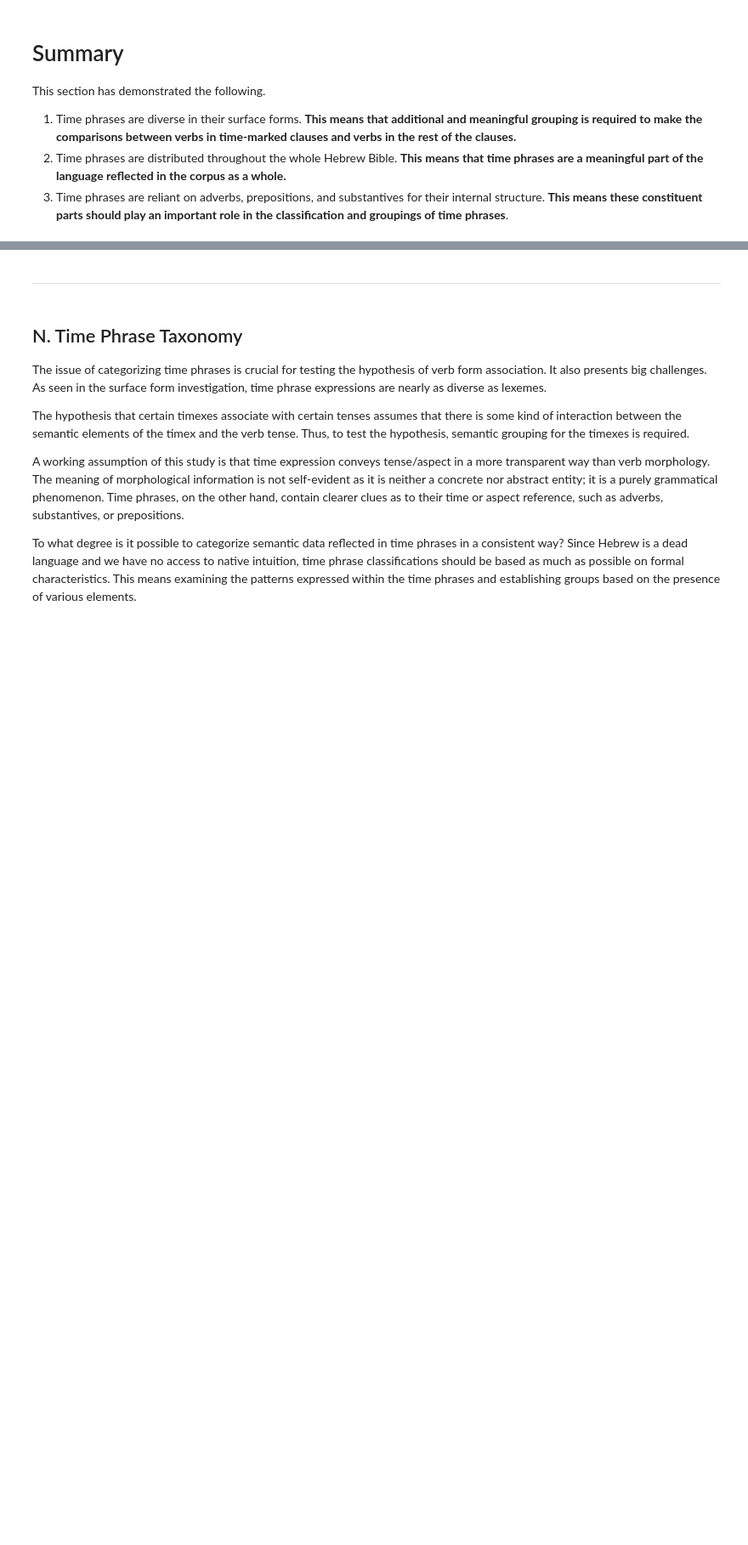
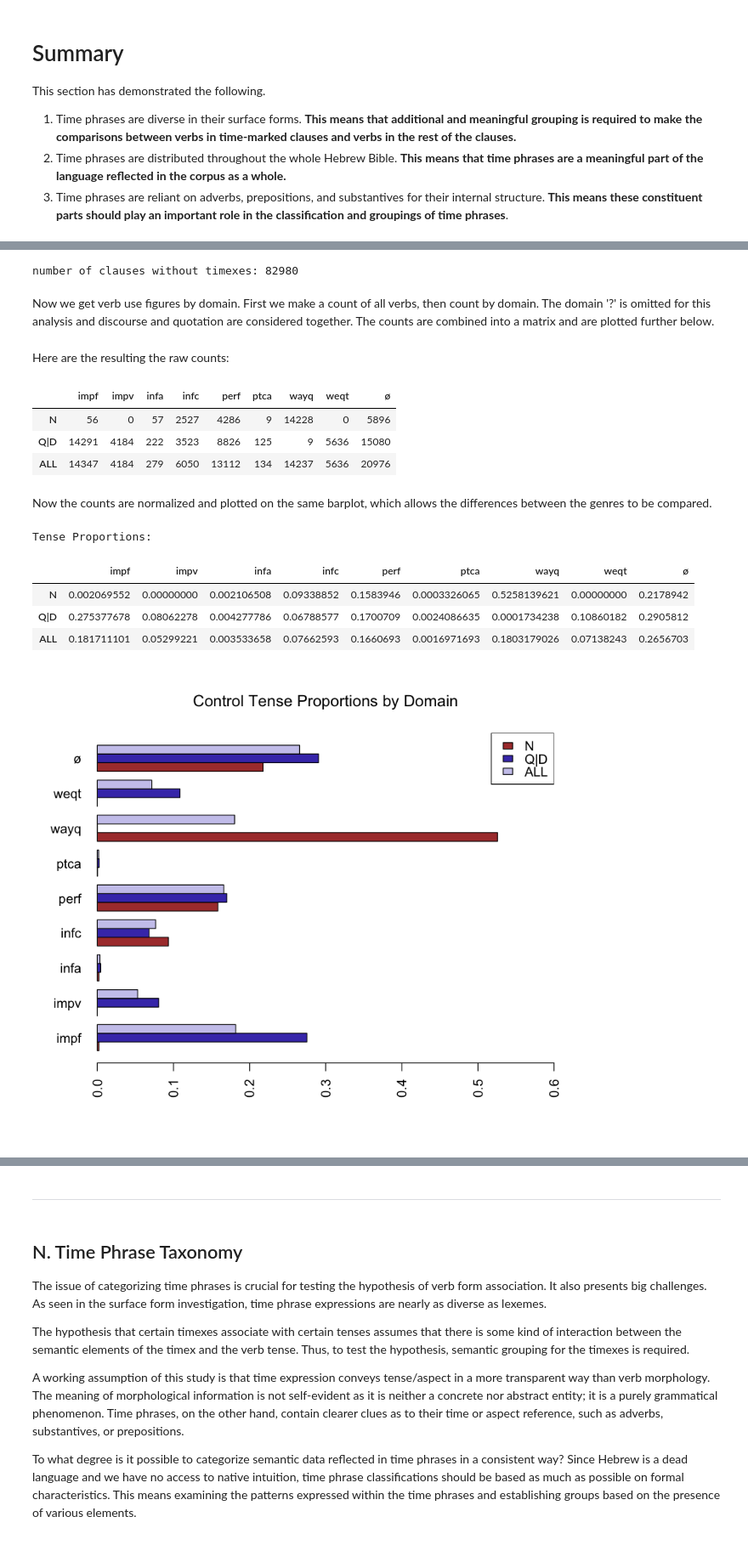
Before and after one commit to codykingham/Verb_in_Biblical_Hebrew, a Jupyter notebook: data_analysis/time_phrase_analysis.ipynb, the cells around one changed output, grey strips where cells are left out. Shown at 85% size. Cells and saved outputs as stored; diff of their text form; code cells hidden in the pictures; blank space fills up the shorter version.

```diff
--- a/data_analysis/time_phrase_analysis.ipynb
+++ b/data_analysis/time_phrase_analysis.ipynb
@@ -439,0 +448,63 @@ This section has demonstrated the following.
+# %%
+control <- clauses[clauses$has.timex == 2,] # create control group
+
+cat('\nnumber of clauses without timexes:', nrow(control), '\n')
+# %% [output]
+number of clauses without timexes: 82980
+# %% [markdown]
+Now we get verb use figures by domain. First we make a count of all verbs, then count by domain. The domain '?' is omitted for this analysis and discourse and quotation are considered together. The counts are combined into a matrix and are plotted further below.
+# %%
+# count all verb use and use by domain
+c.all.verbs <- as.data.frame(table(control[control$domain != '?',]$tense))
+c.domain.verbs <- as.data.frame(table(control$tense, control$domain))
+
+# make matrix based on domain counts
+domains <- rbind(
+                t(c.domain.verbs[c.domain.verbs$Var2=='N',]$Freq), # Narrative Row
+                t(c.domain.verbs[c.domain.verbs$Var2=='Q',]$Freq), # Quotation Row
+                t(c.all.verbs[,2]) # ALL row
+                )
+
+# name cols/rows
+colnames(domains) <- unique(c.domain.verbs$Var1)
+rownames(domains) <- c('N', 'Q|D', 'ALL')
+
+# Add "D" to "Q" (quotation)
+domains[2,] <- domains[2,] + t(c.domain.verbs[c.domain.verbs$Var2=='D',]$Freq)
+# %% [markdown]
+Here are the resulting the raw counts:
+# %%
+domains
+# %% [output]
+|  | impf | impv | infa | infc | perf | ptca | wayq | weqt | ø |
+| N | 56 | 0 | 57 | 2527 | 4286 | 9 | 14228 | 0 | 5896 |
+| Q|D | 14291 | 4184 | 222 | 3523 | 8826 | 125 | 9 | 5636 | 15080 |
+| ALL | 14347 | 4184 | 279 | 6050 | 13112 | 134 | 14237 | 5636 | 20976 |
+# %% [markdown]
+Now the counts are normalized and plotted on the same barplot, which allows the differences between the genres to be compared.
+# %%
+domains.norm <- t(apply(domains, 1, function (row) {row/sum(row)}))
+
+options(repr.plot.width=7, repr.plot.height=6) # adjust plot sizes
+
+colors <- c('#AC3D39', '#473DB8', '#CCC9ED')
+
+barplot(domains.norm,
+        main='Control Tense Proportions by Domain',
+        beside=T,
+        xlim=c(0.00, 0.6),
+        las=2,
+        col=colors,
+        horiz=T
+       )
+legend('topright', fill=colors, c('N', 'Q|D', 'ALL'))
+
+cat('\nTense Proportions: ')
+domains.norm
+# %% [output]
+Tense Proportions:
+|  | impf | impv | infa | infc | perf | ptca | wayq | weqt | ø |
+| N | 0.002069552 | 0.00000000 | 0.002106508 | 0.09338852 | 0.1583946 | 0.0003326065 | 0.5258139621 | 0.00000000 | 0.2178942 |
+| Q|D | 0.275377678 | 0.08062278 | 0.004277786 | 0.06788577 | 0.1700709 | 0.0024086635 | 0.0001734238 | 0.10860182 | 0.2905812 |
+| ALL | 0.181711101 | 0.05299221 | 0.003533658 | 0.07662593 | 0.1660693 | 0.0016971693 | 0.1803179026 | 0.07138243 | 0.2656703 |
+[figure, added]
```
Also changed, not shown: parts of 10 cells of this notebook, 3 other files.
